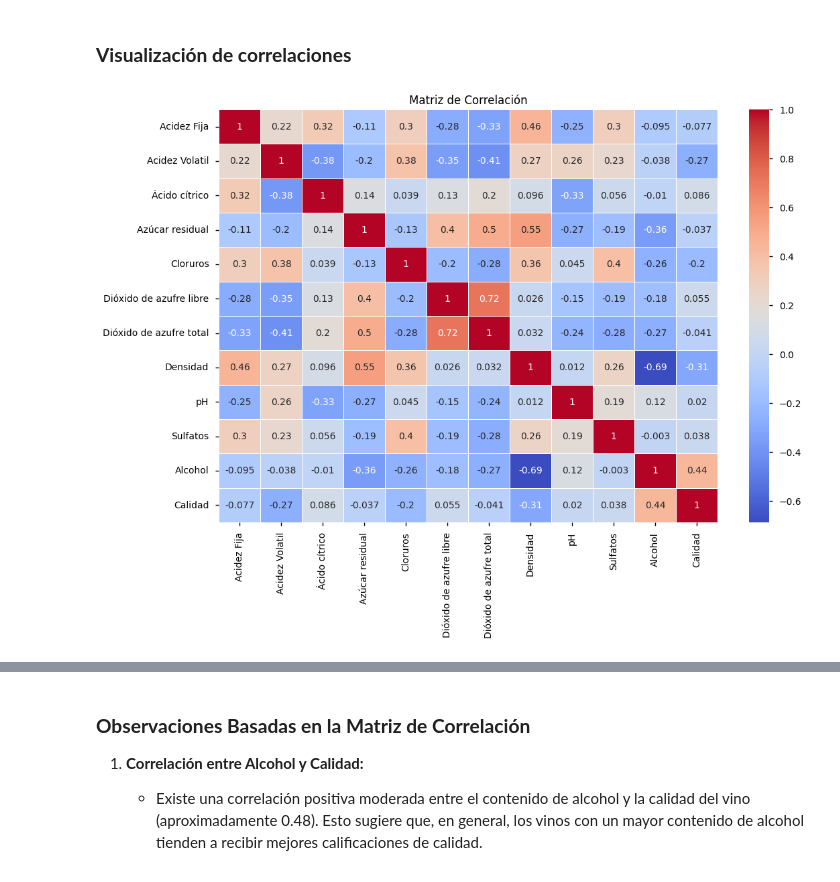
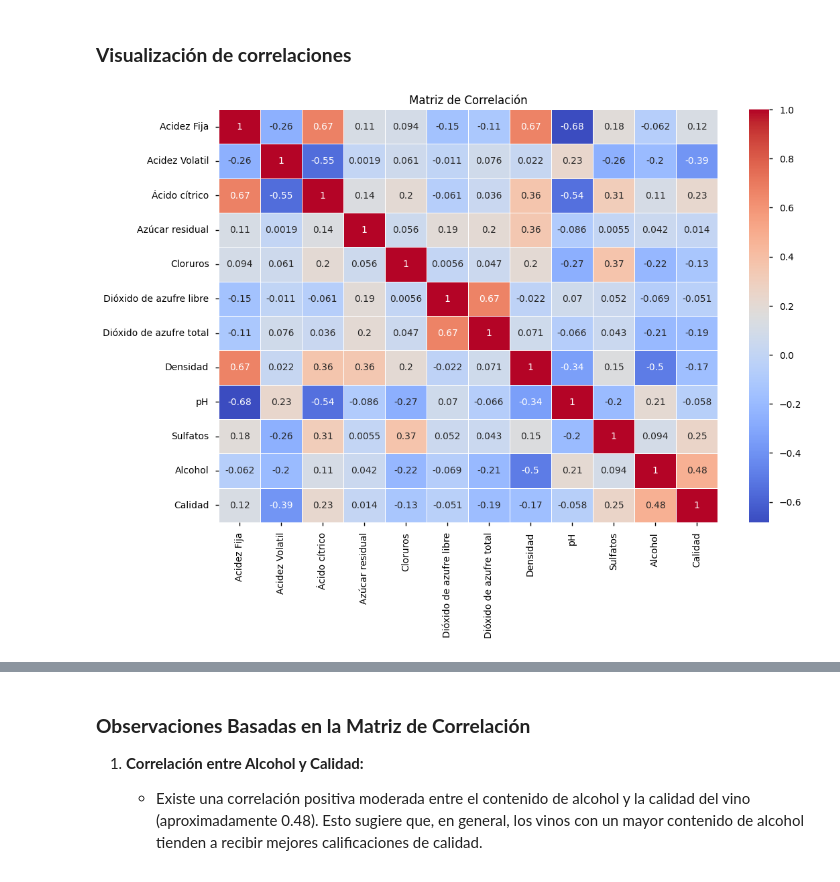
Before and after one commit to tdiego74/Clase_Data_Science_II_PBLC, a Jupyter notebook: Proyecto_DS_II_Preentrega_I_Tocci.ipynb, the cells around one changed output, grey strips where cells are left out. Drawn from its saved outputs; the diff is of its cells as text; code cells hidden in the pictures.

```diff
--- a/Proyecto_DS_II_Preentrega_I_Tocci.ipynb
+++ b/Proyecto_DS_II_Preentrega_I_Tocci.ipynb
@@ -74,9 +74,9 @@ import matplotlib.pyplot as plt
 import seaborn as sns
 # %%
 # Lectura del Dataset
-url='https://raw.githubusercontent.com/tdiego74/Clase_Data_Science_II_PBLC/main/winequality-red.csv'
-df_red = pd.read_csv(url)
-df_red
+url='https://raw.githubusercontent.com/tdiego74/Clase_Data_Science_I_PBLC/main/winequality-red.csv'
+df = pd.read_csv(url)
+df
 # %% [output]
 |  | fixed acidity | volatile acidity | citric acid | residual sugar | chlorides | free sulfur dioxide | ... |
 | 0 | 7.4 | 0.700 | 0.00 | 1.9 | 0.076 | 11.0 | ... |
@@ -135,5 +94,3 @@ df_white.head()
-# %%
-df = pd.concat([df_red, df_white]).reset_index(drop=True)
 # %%
 # Traducción del nombre de las Columnas
 df= df.rename(columns={"fixed acidity": "Acidez Fija", "volatile acidity": "Acidez Volatil", "citric acid": "Ácido cítrico",
@@ -682,21 +357,11 @@ La hipótesis de que la calidad del vino está positivamente correlacionada con
 # %% [markdown]
 ### **Visualización de correlaciones**
 # %%
-# Importar bibliotecas necesarias
-import matplotlib.pyplot as plt
-import seaborn as sns
-
-# Seleccionar solo las columnas numéricas del DataFrame
-df_numerico = df.select_dtypes(include='number')
-
-# Calcular la matriz de correlación solo con las columnas numéricas
-correlation_matrix = df_numerico.corr()
-
-# Crear el heatmap
 plt.figure(figsize=(12, 8))
+correlation_matrix = df.corr()
 sns.heatmap(correlation_matrix, annot=True, cmap='coolwarm', linecolor='white', linewidths=0.5)
 plt.title('Matriz de Correlación')
 plt.grid(False)
 plt.show()
 # %% [output]
-[figure, old version]
+[figure, new version]
```
Also changed, not shown: parts of 27 cells of this notebook.
